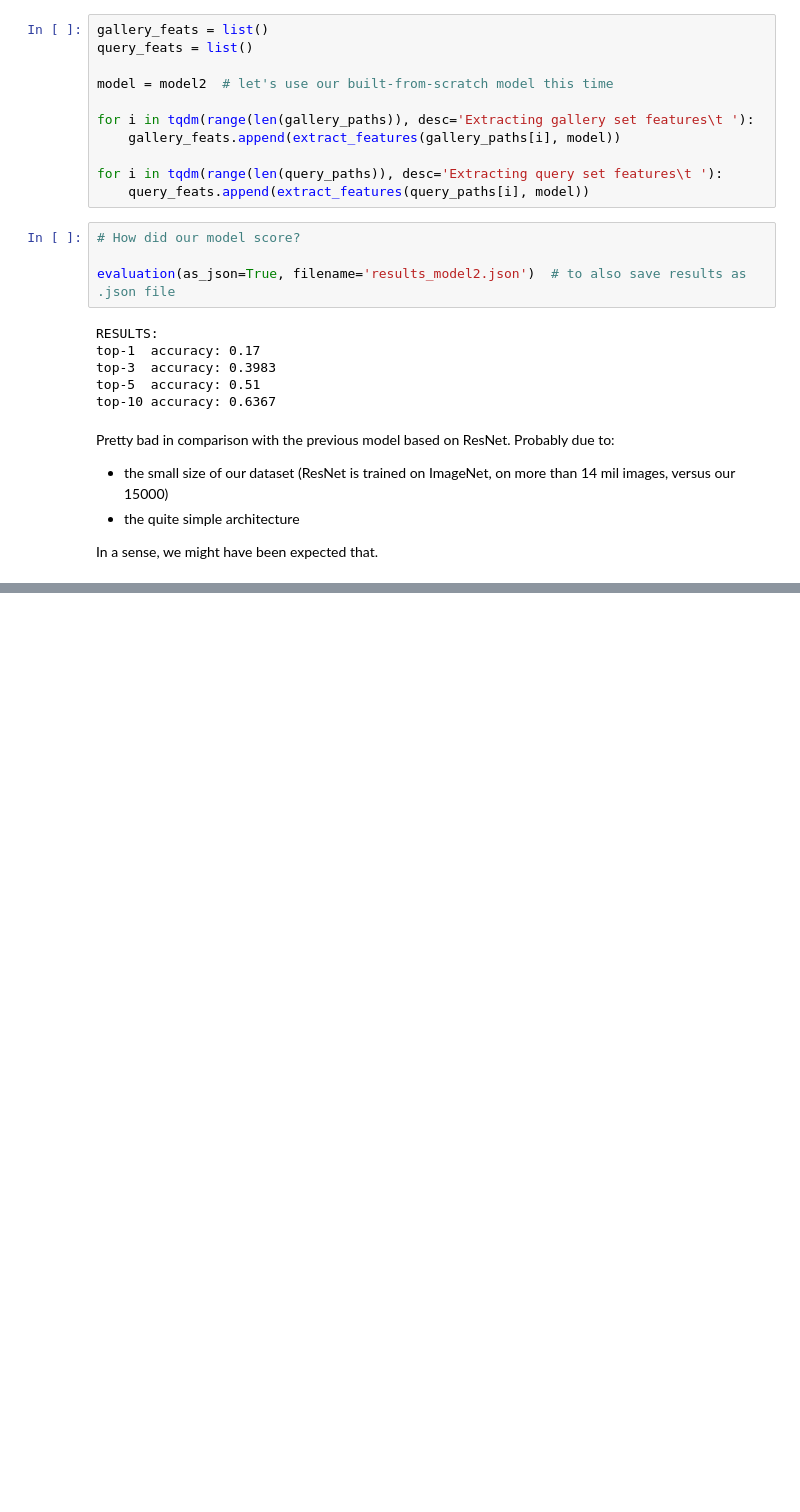
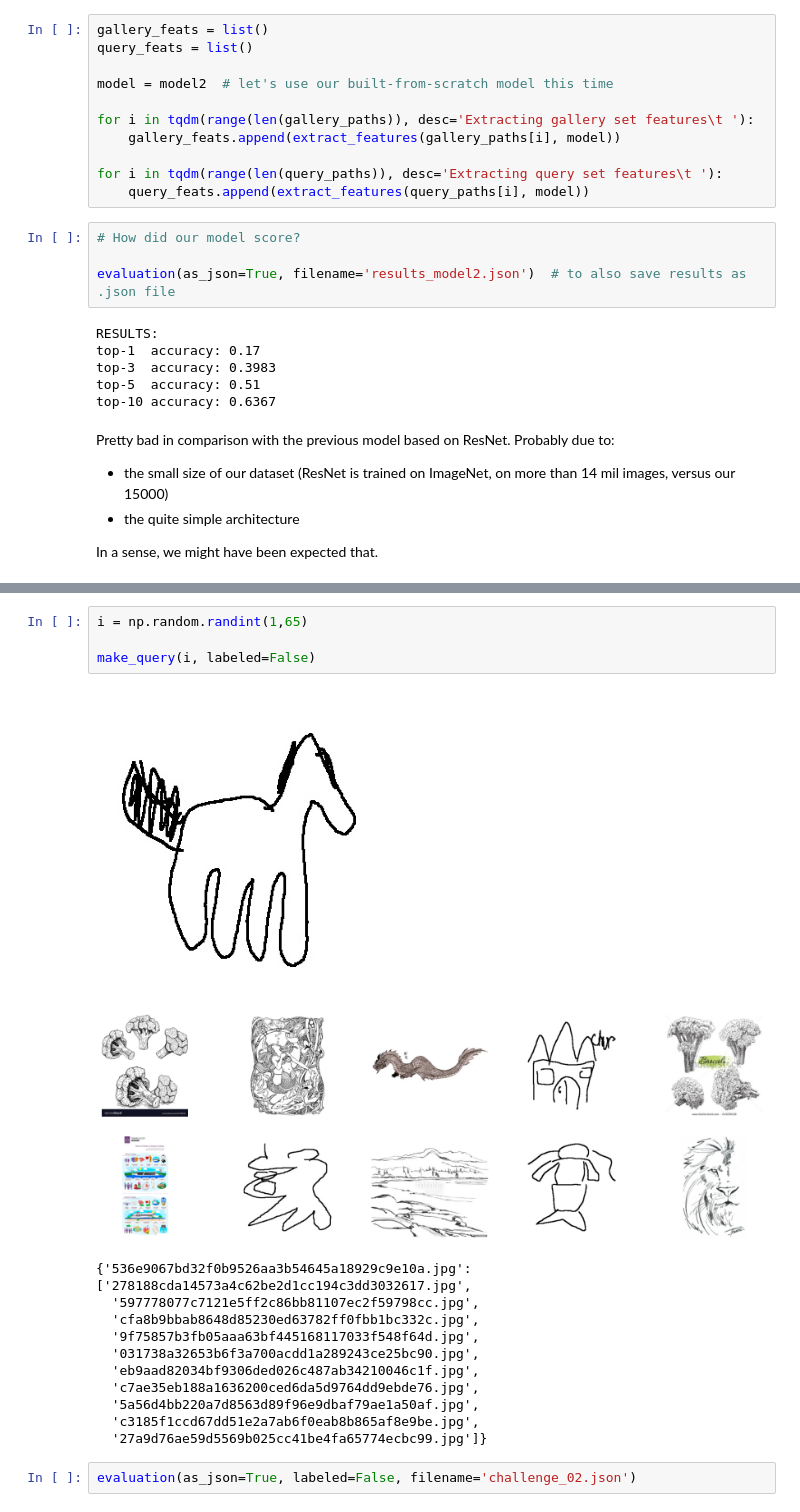
Before and after one commit to synchroazel/img-search, a Jupyter notebook: img_search.ipynb, the cells around one changed output, grey strips where cells are left out. Cells and saved outputs as stored; diff of their text form; blank space fills up the shorter version.

```diff
--- a/img_search.ipynb
+++ b/img_search.ipynb
@@ -731,0 +827,19 @@ Thank you! ✿
+# %%
+i = np.random.randint(1,65)
+
+make_query(i, labeled=False)
+# %% [output]
+[figure, added]
+[figure, added]
+{'536e9067bd32f0b9526aa3b54645a18929c9e10a.jpg': ['278188cda14573a4c62be2d1cc194c3dd3032617.jpg',
+  '597778077c7121e5ff2c86bb81107ec2f59798cc.jpg',
+  'cfa8b9bbab8648d85230ed63782ff0fbb1bc332c.jpg',
+  '9f75857b3fb05aaa63bf445168117033f548f64d.jpg',
+  '031738a32653b6f3a700acdd1a289243ce25bc90.jpg',
+  'eb9aad82034bf9306ded026c487ab34210046c1f.jpg',
+  'c7ae35eb188a1636200ced6da5d9764dd9ebde76.jpg',
+  '5a56d4bb220a7d8563d89f96e9dbaf79ae1a50af.jpg',
+  'c3185f1ccd67dd51e2a7ab6f0eab8b865af8e9be.jpg',
+  '27a9d76ae59d5569b025cc41be4fa65774ecbc99.jpg']}
+# %%
+evaluation(as_json=True, labeled=False, filename='challenge_02.json')
```
Also changed, not shown: parts of 15 cells of this notebook, 3 other files.
